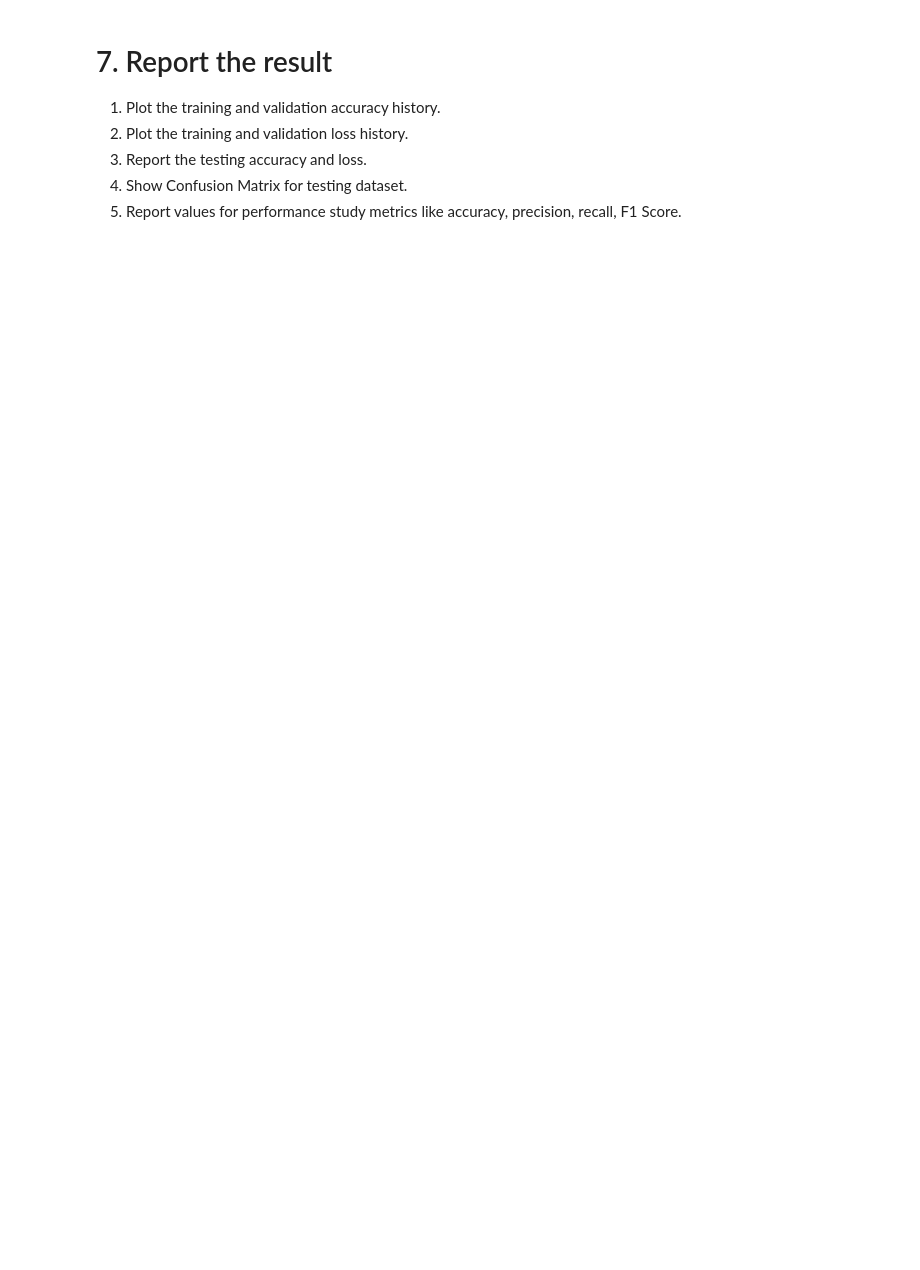
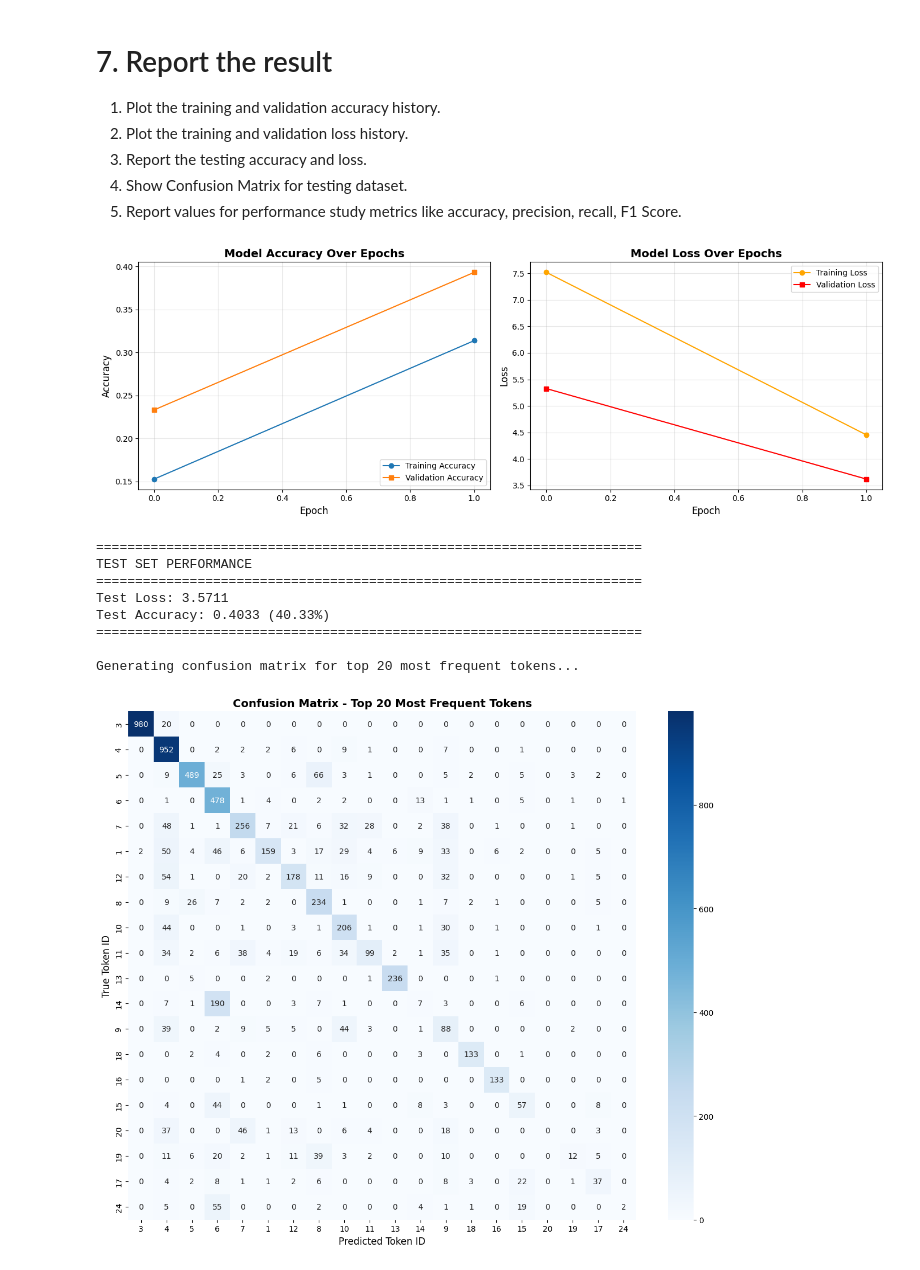
Before and after one commit to HareeshaBandaru/BITS_WILP_MTECH_DS, a Jupyter notebook: Assignments/Semester3/DL/DL_assignment_2_group36_(2).ipynb, the cells around one changed output. Drawn from its saved outputs; the diff is of its cells as text; code cells hidden in the pictures; blank space fills up the shorter version.

```diff
--- a/Assignments/Semester3/DL/DL_assignment_2_group36_(2).ipynb
+++ b/Assignments/Semester3/DL/DL_assignment_2_group36_(2).ipynb
@@ -907,7 +725,7 @@ val_dataset = tf.data.Dataset.from_tensor_slices((
 )).batch(BATCH_SIZE).prefetch(tf.data.AUTOTUNE)
 
 # Training loop
-EPOCHS = 20
+EPOCHS = 2
 
 history = {
     'train_loss': [],
@@ -1170,6 +918,11 @@ ValueError: `sequences` must be a list of iterables. Found non-iterable: 2
 5. Report values for performance study metrics like accuracy, precision, recall, F1 Score.
 # %%
 ##---------Type the code below this line------------------##
+
+# Create output directory for saving plots
+import os
+output_dir = 'results'
+os.makedirs(output_dir, exist_ok=True)
 
 # 1. Plot training and validation accuracy
 plt.figure(figsize=(14, 5))
@@ -1194,7 +947,7 @@ plt.legend(loc='upper right')
 plt.grid(True, alpha=0.3)
 
 plt.tight_layout()
-plt.savefig('/home/claude/training_history.png', dpi=300, bbox_inches='tight')
+plt.savefig(os.path.join(output_dir, 'training_history.png'), dpi=300, bbox_inches='tight')
 plt.show()
 
 # 3. Report testing accuracy and loss
@@ -1234,7 +987,7 @@ plt.title('Confusion Matrix - Top 20 Most Frequent Tokens', fontsize=14, fontwei
 plt.ylabel('True Token ID', fontsize=12)
 plt.xlabel('Predicted Token ID', fontsize=12)
 plt.tight_layout()
-plt.savefig('/home/claude/confusion_matrix.png', dpi=300, bbox_inches='tight')
+plt.savefig(os.path.join(output_dir, 'confusion_matrix.png'), dpi=300, bbox_inches='tight')
 plt.show()
 
 # 5. Performance metrics
@@ -1272,32 +1025,43 @@ metrics_values = [accuracy, precision, recall, f1]
 
 bars = plt.bar(metrics_names, metrics_values, color=['#3498db', '#2ecc71', '#f39c12', '#e74c3c'])
 plt.title('Performance Metrics on Test Set', fontsize=14, fontweight='bold')
 plt.ylabel('Score', fontsize=12)
 plt.ylim([0, 1])
 plt.grid(True, alpha=0.3, axis='y')
 
 # Add value labels on bars
 for bar, value in zip(bars, metrics_values):
     height = bar.get_height()
     plt.text(bar.get_x() + bar.get_width()/2., height,
              f'{value:.4f}\n({value*100:.2f}%)',
              ha='center', va='bottom', fontsize=10, fontweight='bold')
 
 plt.tight_layout()
-plt.savefig('/home/claude/performance_metrics.png', dpi=300, bbox_inches='tight')
+plt.savefig(os.path.join(output_dir, 'performance_metrics.png'), dpi=300, bbox_inches='tight')
 plt.show()
 
 # Additional analysis
 print("\n" + "=" * 70)
 print("TRAINING SUMMARY")
 print("=" * 70)
 print(f"Total Epochs: {EPOCHS}")
 print(f"Final Training Loss: {history['train_loss'][-1]:.4f}")
 print(f"Final Training Accuracy: {history['train_accuracy'][-1]:.4f}")
 print(f"Final Validation Loss: {history['val_loss'][-1]:.4f}")
 print(f"Final Validation Accuracy: {history['val_accuracy'][-1]:.4f}")
 print(f"\nBest Validation Accuracy: {max(history['val_accuracy']):.4f} (Epoch {history['val_accuracy'].index(max(history['val_accuracy'])) + 1})")
 print(f"Best Validation Loss: {min(history['val_loss']):.4f} (Epoch {history['val_loss'].index(min(history['val_loss'])) + 1})")
 print("=" * 70)
 
-print("\n✓ All visualizations and metrics have been generated!")
+print(f"\n✓ All visualizations and metrics have been saved to '{output_dir}' directory!")
+# %% [output]
+[figure, added]
+======================================================================
+TEST SET PERFORMANCE
+======================================================================
+Test Loss: 3.5711
+Test Accuracy: 0.4033 (40.33%)
+======================================================================
+
+Generating confusion matrix for top 20 most frequent tokens...
+[figure, added]
```
Also changed, not shown: parts of 8 cells of this notebook, 6 other files.
